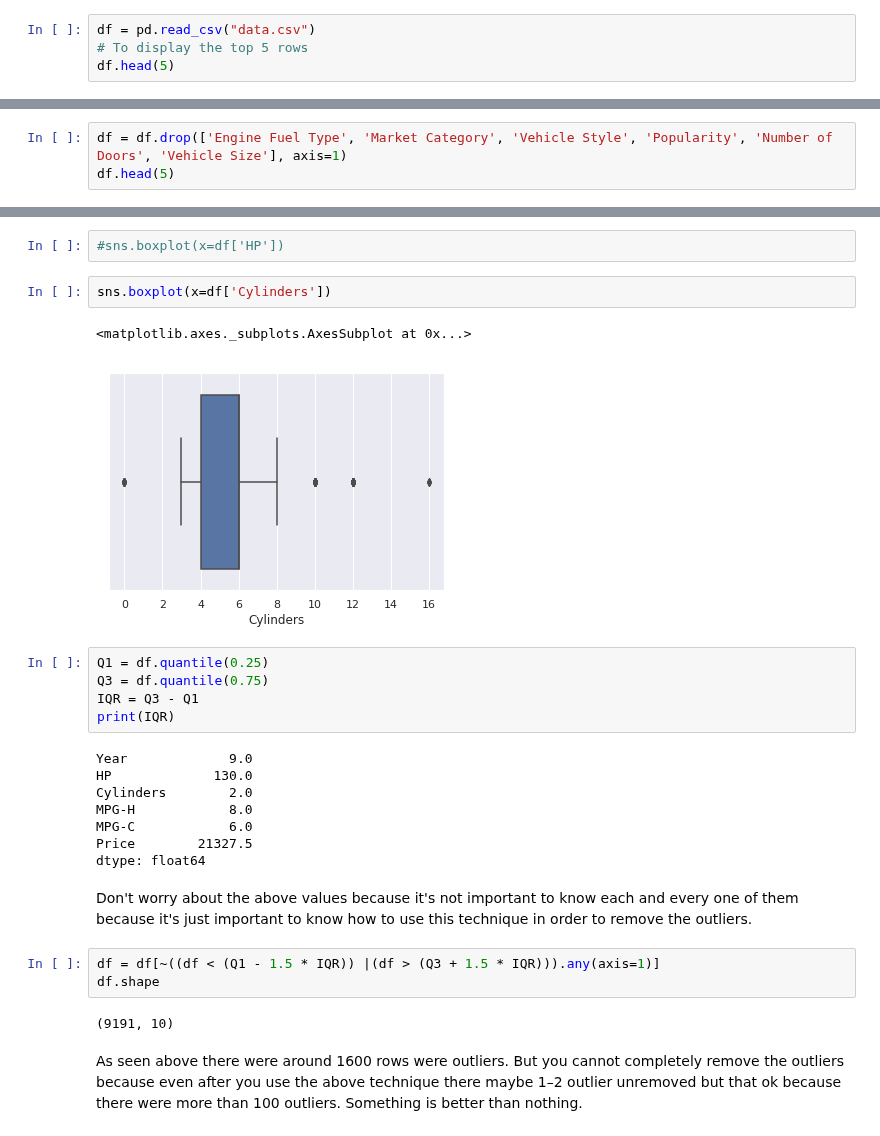
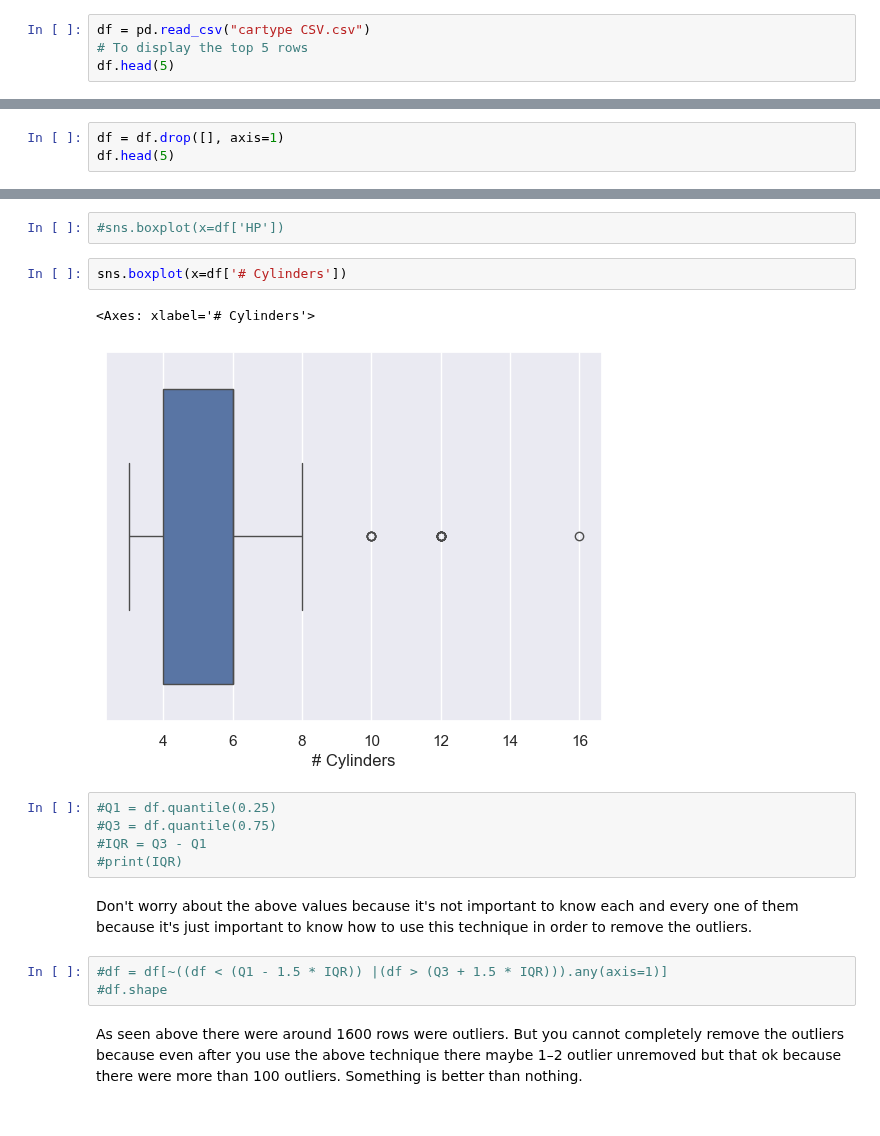
Before and after one commit to elkinbarretorojas/data_science, a Jupyter notebook: cartype/Exploratory_data_Analysis.ipynb, the cells around one changed output, grey strips where cells are left out. Saved outputs shown, nothing was run; the diff lists cells and outputs as text.

```diff
--- a/cartype/Exploratory_data_Analysis.ipynb
+++ b/cartype/Exploratory_data_Analysis.ipynb
@@ -46,7 +46,7 @@ Loading the data into the pandas data frame is certainly one of the most importa
 # %% [markdown]
 To get or load the dataset into the notebook, all I did was one trivial step. In Google Colab at the left-hand side of the notebook, you will find a > (greater than symbol). When you click that you will find a tab with three options, you just have to select Files. Then you can easily upload your file with the help of the Upload option. No need to mount to the google drive or use any specific libraries just upload the data set and your job is done. One thing to remember in this step is that uploaded files will get deleted when this runtime is recycled. This is how I got the data set into the notebook.
 # %%
-df = pd.read_csv("data.csv")
+df = pd.read_csv("cartype CSV.csv")
 # To display the top 5 rows
 df.head(5)
 # %% [output]
@@ -102,6 +105,6 @@ dtype: object
 # %% [markdown]
 This step is certainly needed in every EDA because sometimes there would be many columns that we never use in such cases dropping is the only solution. In this case, the columns such as Engine Fuel Type, Market Category, Vehicle style, Popularity, Number of doors, Vehicle Size doesn't make any sense to me so I just dropped for this instance.
 # %%
-df = df.drop(['Engine Fuel Type', 'Market Category', 'Vehicle Style', 'Popularity', 'Number of Doors', 'Vehicle Size'], axis=1)
+df = df.drop([], axis=1)
 df.head(5)
 # %% [output]
@@ -258,30 +304,20 @@ NameError: name 'sns' is not defined
 # %%
 #sns.boxplot(x=df['HP'])
 # %%
-sns.boxplot(x=df['Cylinders'])
+sns.boxplot(x=df['# Cylinders'])
 # %% [output]
-<matplotlib.axes._subplots.AxesSubplot at 0x...>
+<Axes: xlabel='# Cylinders'>
-[figure, old version]
+[figure, new version]
 # %%
-Q1 = df.quantile(0.25)
-Q3 = df.quantile(0.75)
-IQR = Q3 - Q1
-print(IQR)
+#Q1 = df.quantile(0.25)
+#Q3 = df.quantile(0.75)
+#IQR = Q3 - Q1
+#print(IQR)
-# %% [output]
-Year             9.0
-HP             130.0
-Cylinders        2.0
-MPG-H            8.0
-MPG-C            6.0
-Price        21327.5
-dtype: float64
 # %% [markdown]
 Don't worry about the above values because it's not important to know each and every one of them because it's just important to know how to use this technique in order to remove the outliers.
 # %%
-df = df[~((df < (Q1 - 1.5 * IQR)) |(df > (Q3 + 1.5 * IQR))).any(axis=1)]
-df.shape
+#df = df[~((df < (Q1 - 1.5 * IQR)) |(df > (Q3 + 1.5 * IQR))).any(axis=1)]
+#df.shape
-# %% [output]
-(9191, 10)
 # %% [markdown]
 As seen above there were around 1600 rows were outliers. But you cannot completely remove the outliers because even after you use the above technique there maybe 1–2 outlier unremoved but that ok because there were more than 100 outliers. Something is better than nothing.
 # %% [markdown]
```
Also changed, not shown: parts of 17 cells of this notebook.
